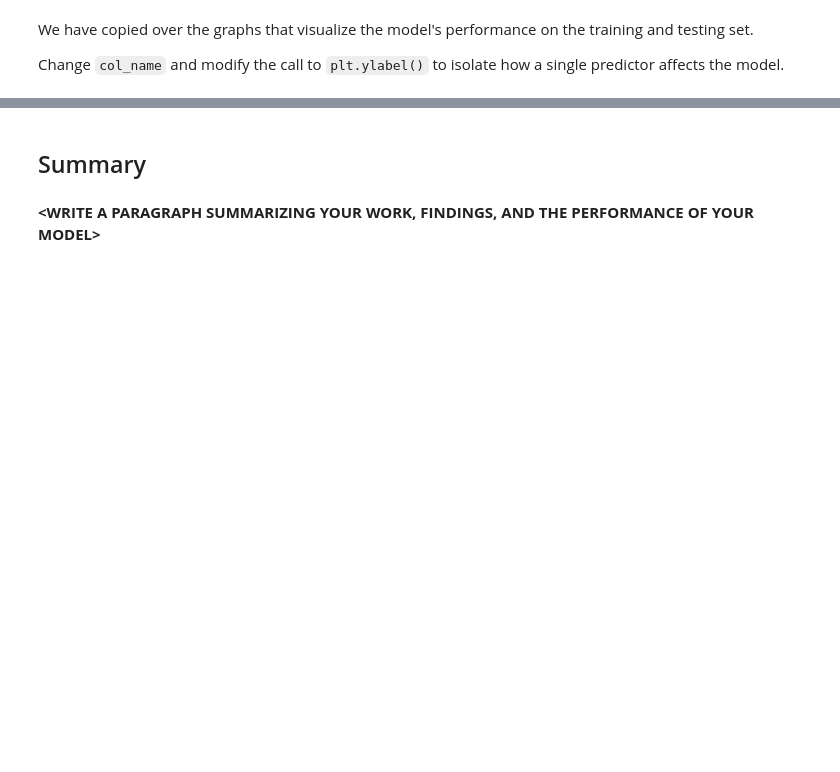
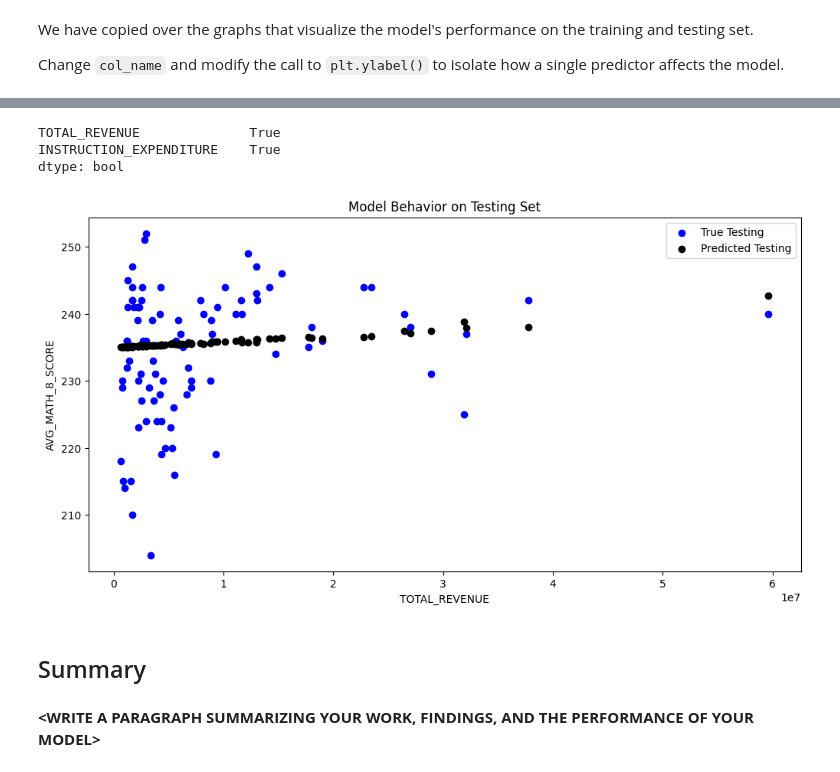
Before and after one commit to aethom00/mdst, a Jupyter notebook: tutorial1/checkpoint1.ipynb, the cells around one changed output, grey strips where cells are left out. Saved outputs shown, nothing was run; the diff lists cells and outputs as text; code cells hidden in the pictures; blank space fills up the shorter version.

```diff
--- a/tutorial1/checkpoint1.ipynb
+++ b/tutorial1/checkpoint1.ipynb
@@ -132,14 +237,23 @@ Change `col_name` and modify the call to `plt.ylabel()` to isolate how a single
 # %%
-# col_name = 'COLUMN NAME OF ONE PREDICTOR"
+print(X_test.isnull().any())
+X_test = X_test.dropna()
+y_pred_test = model.predict(X_test_clean)
 
-# f = plt.figure(figsize=(12,6))
-# plt.scatter(X_test[col_name], y_test, color = "blue")
-# plt.scatter(X_test[col_name], model.predict(X_test), color = "black")
+y_test = y_test.loc[X_test_clean.index]
 
-# plt.legend(['True testing','Predicted testing'])
-# plt.xlabel(col_name)
-# plt.ylabel('NAME OF THE PREDICTOR')
-# plt.title("Model Behavior on Testing Set")
+f = plt.figure(figsize=(12,6))
+plt.scatter(X_test[col_name], y_test, color="blue", label='True Testing')
+plt.scatter(X_test[col_name], model.predict(X_test), color="black", label='Predicted Testing')
+plt.legend()
+plt.xlabel(col_name)
+plt.ylabel('AVG_MATH_8_SCORE')
+plt.title("Model Behavior on Testing Set")
+plt.show()
+# %% [output]
+TOTAL_REVENUE              True
+INSTRUCTION_EXPENDITURE    True
+dtype: bool
+[figure, added]
 # %% [markdown]
 <h2> Summary </h2>
 # %% [markdown]
```
Also changed, not shown: parts of 25 cells of this notebook.
